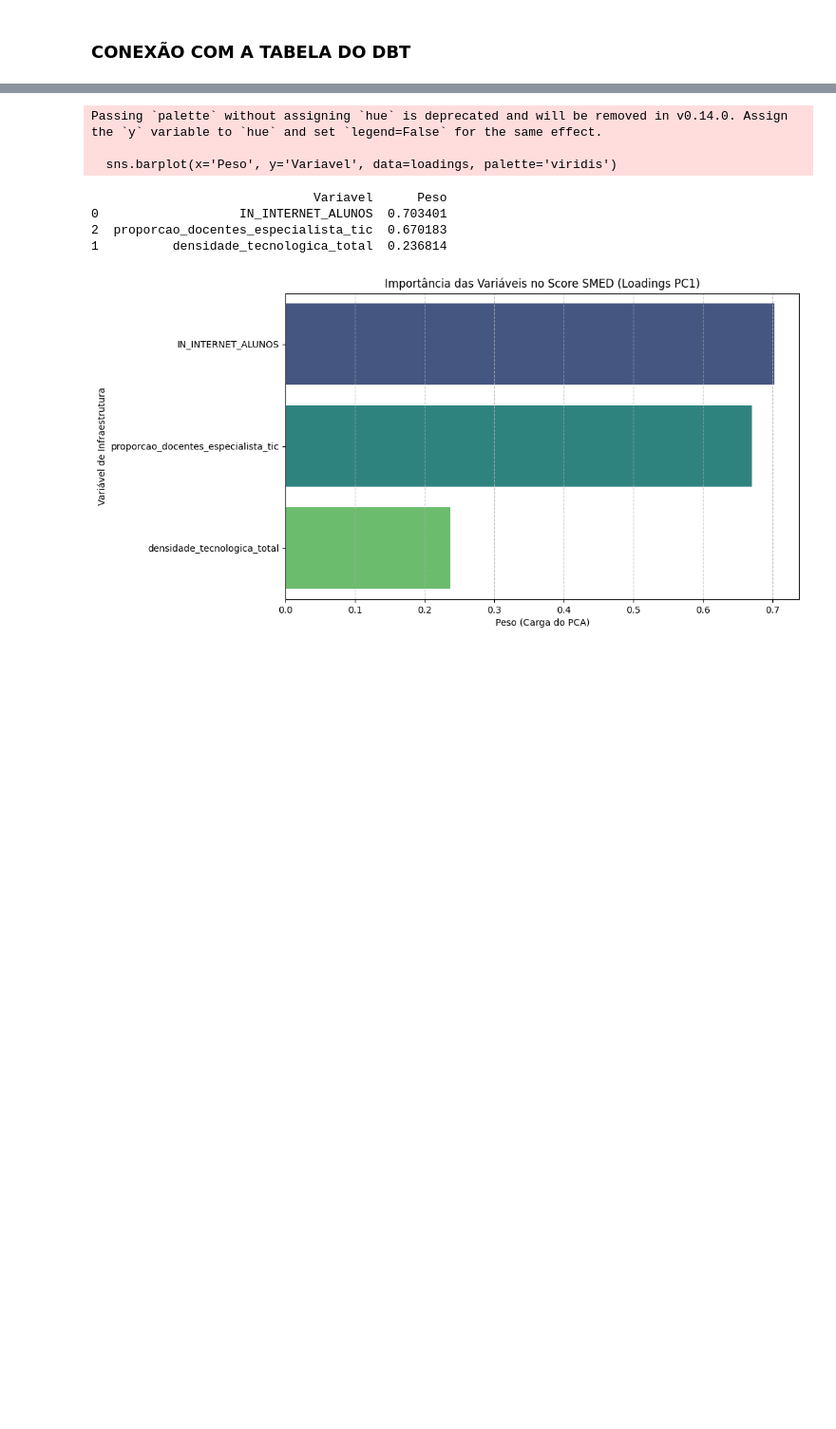
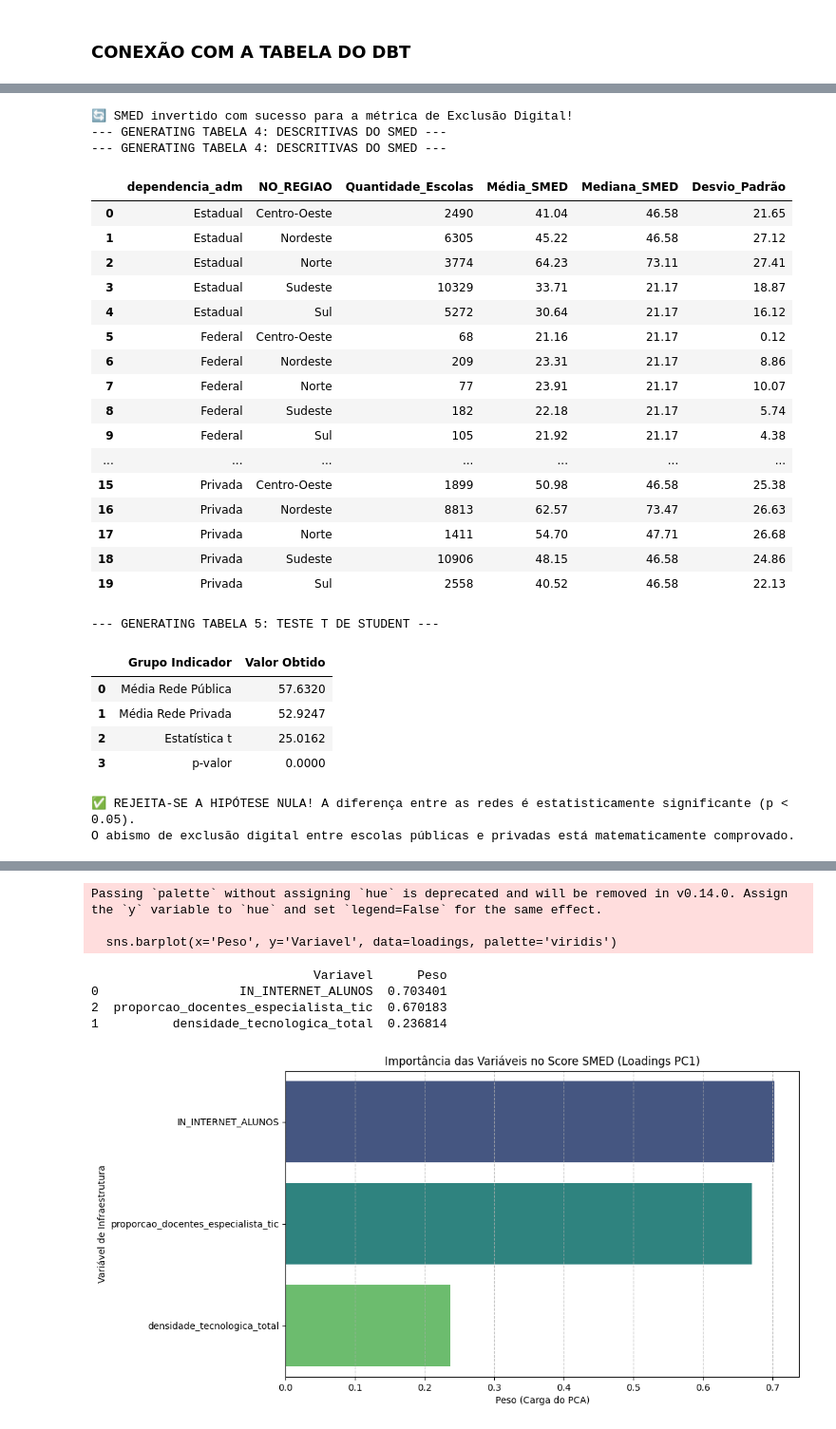
Before and after one commit to thalias-silva/education-digital-inequality-analysis, a Jupyter notebook: notebooks/02_analise_exclusao.ipynb, the cells around one changed output, grey strips where cells are left out. Shown at 95% size. Drawn from its saved outputs; the diff is of its cells as text; code cells hidden in the pictures; blank space fills up the shorter version.

```diff
--- a/notebooks/02_analise_exclusao.ipynb
+++ b/notebooks/02_analise_exclusao.ipynb
@@ -255,0 +487,75 @@ Name: SMED_FINAL, dtype: float64
+# %%
+# Como o PCA adota loadings positivos para infraestrutura existente (Inclusão), estou subtraindo de 100 para que a nota máxima represente a Exclusão Digital Plena.
+df_modelagem['SMED'] = 100 - df_modelagem['SMED']
+
+print("🔄 SMED invertido com sucesso para a métrica de Exclusão Digital!")
+# ==============================================================================
+# 9. TABELA 4: ESTATÍSTICAS DESCRITIVAS DO SMED POR REDE E REGIÃO
+# ==============================================================================
+print("--- GENERATING TABELA 4: DESCRITIVAS DO SMED ---")
+
+tabela_4 = df_modelagem.groupby(['dependencia_adm', 'NO_REGIAO'])['SMED'].agg(
+    Quantidade_Escolas='count',
+    Média_SMED='mean',
+    Mediana_SMED='median',
+    Desvio_Padrão='std'
+).reset_index()
+
+# Arredondar para duas casas decimais para manter o padrão ABNT
+tabela_4 = tabela_4.round(2)
+display(tabela_4)
+
+# ==============================================================================
+# 10. TABELA 5: TESTE T DE STUDENT (COMPARAÇÃO PÚBLICA VS PRIVADA)
+# ==============================================================================
+print("\n--- GENERATING TABELA 5: TESTE T DE STUDENT ---")
+
+# Separando os grupos de dados baseados na flag is_publica (1=Pública, 0=Privada)
+smed_publica = df_modelagem[df_modelagem['is_publica'] == 1]['SMED']
+smed_privada = df_modelagem[df_modelagem['is_publica'] == 0]['SMED']
+
+# Executa o teste t de Welch (equal_var=False porque os tamanhos das amostras e variâncias são bem diferentes)
+t_stat, p_valor_t = stats.ttest_ind(smed_publica, smed_privada, equal_var=False)
+
+tabela_5 = pd.DataFrame({
+    'Grupo Indicador': ['Média Rede Pública', 'Média Rede Privada', 'Estatística t', 'p-valor'],
+    'Valor Obtido': [smed_publica.mean(), smed_privada.mean(), t_stat, p_valor_t]
+}).round(4)
+
+display(tabela_5)
+
+# Interpretação prática do teste para o seu relatório
+if p_valor_t < 0.05:
+    print(f"\n✅ REJEITA-SE A HIPÓTESE NULA! A diferença entre as redes é estatisticamente significante (p < 0.05).")
+    print(f"O abismo de exclusão digital entre escolas públicas e privadas está matematicamente comprovado.")
+else:
+    print("\n❌ Não foram encontradas diferenças estatisticamente significantes entre as médias das redes.")
+# %% [output]
+🔄 SMED invertido com sucesso para a métrica de Exclusão Digital!
+--- GENERATING TABELA 4: DESCRITIVAS DO SMED ---
+--- GENERATING TABELA 4: DESCRITIVAS DO SMED ---
+|  | dependencia_adm | NO_REGIAO | Quantidade_Escolas | Média_SMED | Mediana_SMED | Desvio_Padrão |
+| 0 | Estadual | Centro-Oeste | 2490 | 41.04 | 46.58 | 21.65 |
+| 1 | Estadual | Nordeste | 6305 | 45.22 | 46.58 | 27.12 |
+| 2 | Estadual | Norte | 3774 | 64.23 | 73.11 | 27.41 |
+| 3 | Estadual | Sudeste | 10329 | 33.71 | 21.17 | 18.87 |
+| 4 | Estadual | Sul | 5272 | 30.64 | 21.17 | 16.12 |
+| 5 | Federal | Centro-Oeste | 68 | 21.16 | 21.17 | 0.12 |
+| 6 | Federal | Nordeste | 209 | 23.31 | 21.17 | 8.86 |
+| 7 | Federal | Norte | 77 | 23.91 | 21.17 | 10.07 |
+| 8 | Federal | Sudeste | 182 | 22.18 | 21.17 | 5.74 |
+| 9 | Federal | Sul | 105 | 21.92 | 21.17 | 4.38 |
+| ... | ... | ... | ... | ... | ... | ... |
+| 15 | Privada | Centro-Oeste | 1899 | 50.98 | 46.58 | 25.38 |
+| 16 | Privada | Nordeste | 8813 | 62.57 | 73.47 | 26.63 |
+| 17 | Privada | Norte | 1411 | 54.70 | 47.71 | 26.68 |
+| 18 | Privada | Sudeste | 10906 | 48.15 | 46.58 | 24.86 |
+| 19 | Privada | Sul | 2558 | 40.52 | 46.58 | 22.13 |
+--- GENERATING TABELA 5: TESTE T DE STUDENT ---
+|  | Grupo Indicador | Valor Obtido |
+| 0 | Média Rede Pública | 57.6320 |
+| 1 | Média Rede Privada | 52.9247 |
+| 2 | Estatística t | 25.0162 |
+| 3 | p-valor | 0.0000 |
+✅ REJEITA-SE A HIPÓTESE NULA! A diferença entre as redes é estatisticamente significante (p < 0.05).
+O abismo de exclusão digital entre escolas públicas e privadas está matematicamente comprovado.
```
Also changed, not shown: parts of 23 cells of this notebook.
